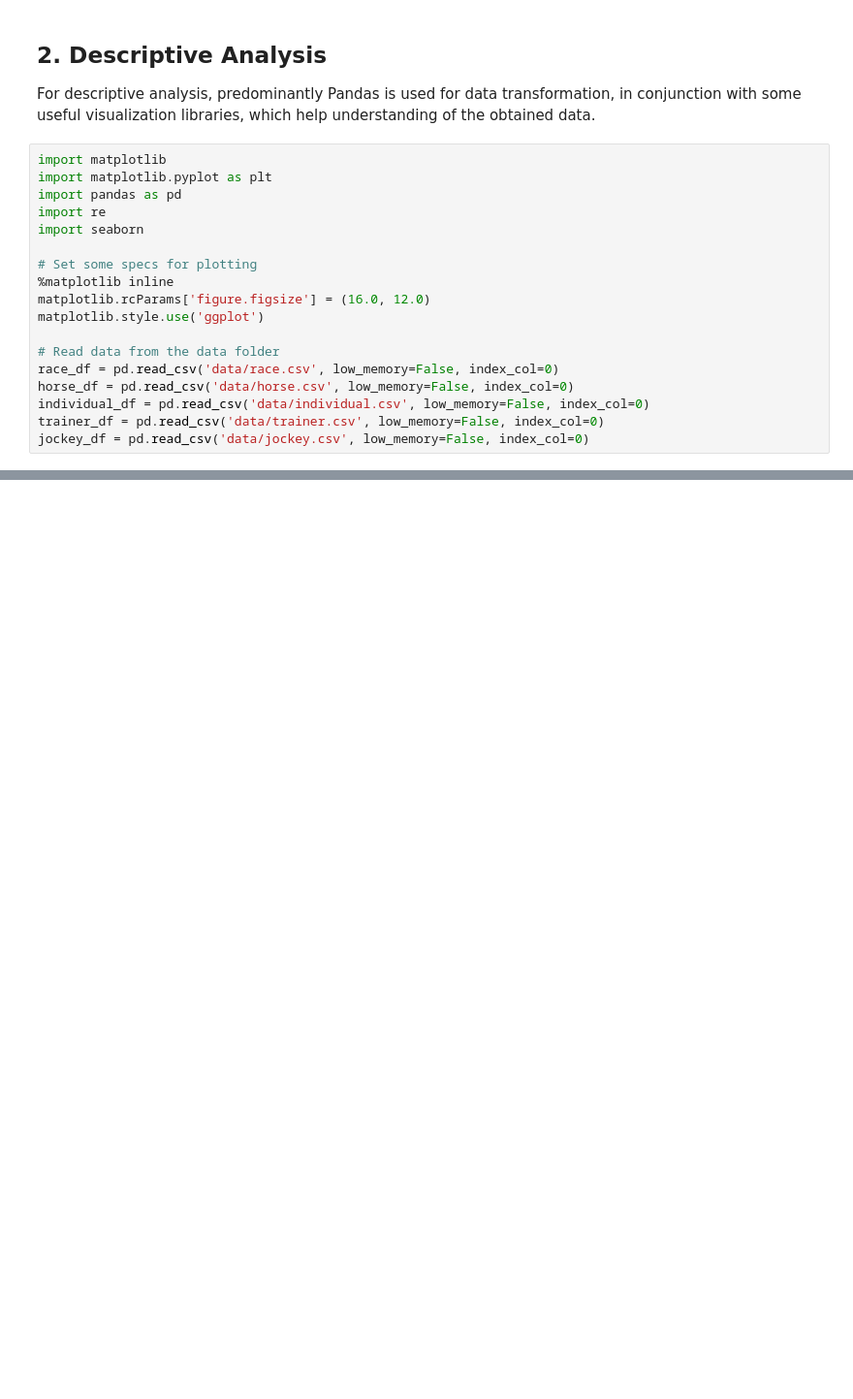
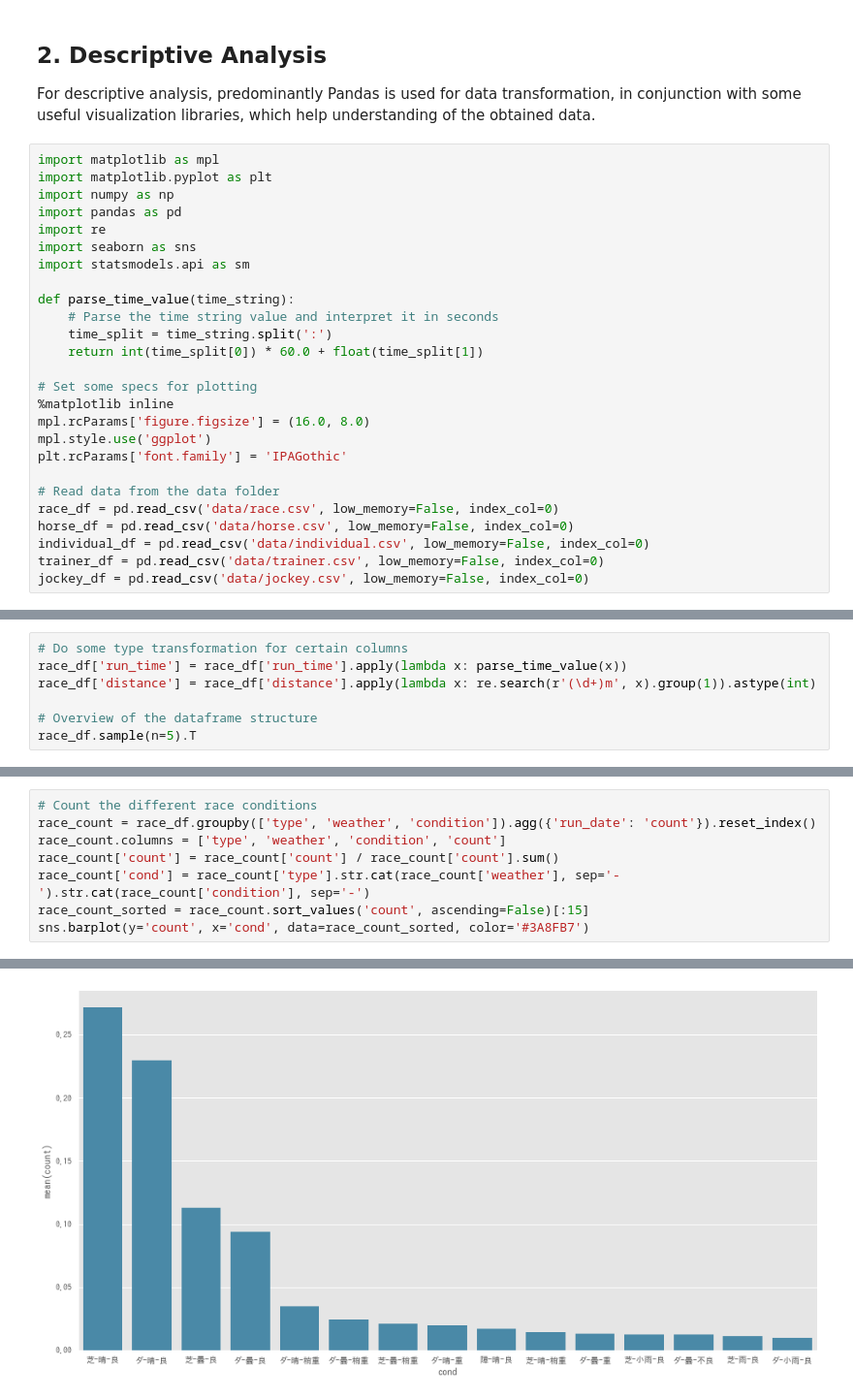
Before and after one commit to terryluzj/ba-fyp-sports-analytics, a Jupyter notebook: analysis/descriptive.ipynb, the cells around one changed output, grey strips where cells are left out. Shown at 97% size. Saved outputs shown, nothing was run; the diff lists cells and outputs as text; blank space fills up the shorter version.

```diff
--- a/analysis/descriptive.ipynb
+++ b/analysis/descriptive.ipynb
@@ -2,16 +2,24 @@
 ## 2. Descriptive Analysis
 For descriptive analysis, predominantly Pandas is used for data transformation, in conjunction with some useful visualization libraries, which help understanding of the obtained data.
 # %%
-import matplotlib
+import matplotlib as mpl
 import matplotlib.pyplot as plt
+import numpy as np
 import pandas as pd
 import re
-import seaborn
+import seaborn as sns
+import statsmodels.api as sm
+
+def parse_time_value(time_string):
+    # Parse the time string value and interpret it in seconds
+    time_split = time_string.split(':')
+    return int(time_split[0]) * 60.0 + float(time_split[1])
 
 # Set some specs for plotting
 %matplotlib inline
-matplotlib.rcParams['figure.figsize'] = (16.0, 12.0)
-matplotlib.style.use('ggplot')
+mpl.rcParams['figure.figsize'] = (16.0, 8.0)
+mpl.style.use('ggplot')
+plt.rcParams['font.family'] = 'IPAGothic'
 
 # Read data from the data folder
 race_df = pd.read_csv('data/race.csv', low_memory=False, index_col=0)
@@ -30,0 +34,7 @@ seaborn.barplot(x=race_df['distance'].apply(lambda x: re.search(r'(\d+)m', x).gr
+# %%
+# Do some type transformation for certain columns
+race_df['run_time'] = race_df['run_time'].apply(lambda x: parse_time_value(x))
+race_df['distance'] = race_df['distance'].apply(lambda x: re.search(r'(\d+)m', x).group(1)).astype(int)
+
+# Overview of the dataframe structure
+race_df.sample(n=5).T
@@ -30,0 +74,9 @@ seaborn.barplot(x=race_df['distance'].apply(lambda x: re.search(r'(\d+)m', x).gr
+# %%
+# Count the different race conditions
+race_count = race_df.groupby(['type', 'weather', 'condition']).agg({'run_date': 'count'}).reset_index()
+race_count.columns = ['type', 'weather', 'condition', 'count']
+race_count['count'] = race_count['count'] / race_count['count'].sum()
+race_count['cond'] = race_count['type'].str.cat(race_count['weather'], sep='-').str.cat(race_count['condition'], sep='-')
+race_count_sorted = race_count.sort_values('count', ascending=False)[:15]
+sns.barplot(y='count', x='cond', data=race_count_sorted, color='#3A8FB7')
+# %% [output]
@@ -30,0 +84 @@ seaborn.barplot(x=race_df['distance'].apply(lambda x: re.search(r'(\d+)m', x).gr
+[figure, added]
```
Also changed, not shown: parts of 24 cells of this notebook, 1 other file.
